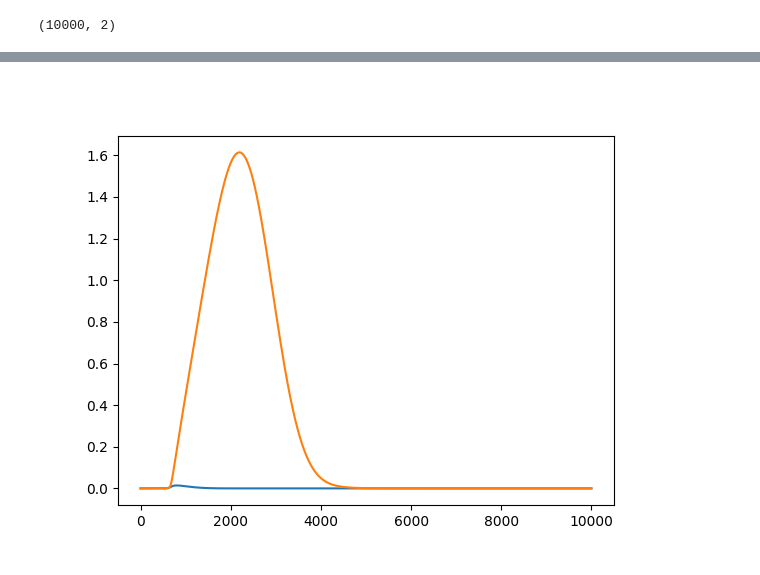
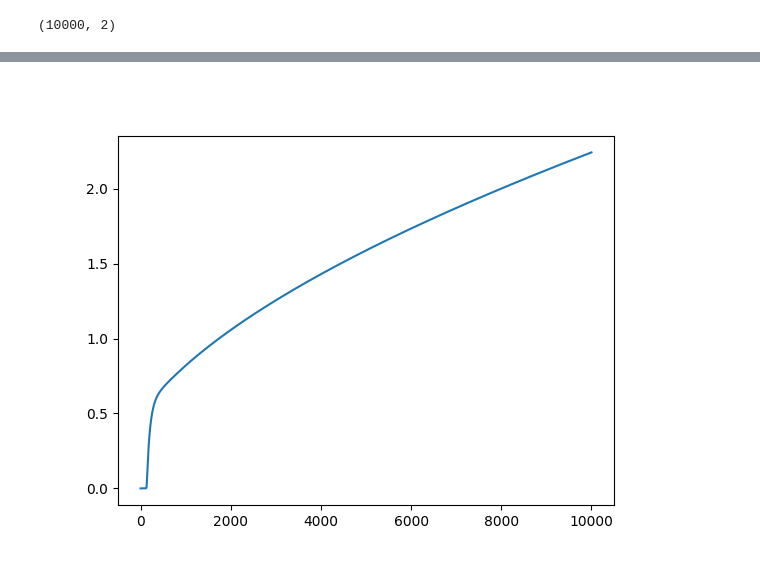
Before and after one commit to Bbosc/GDSOA, a Jupyter notebook: main.ipynb, the cells around one changed output, grey strips where cells are left out. Saved outputs shown, nothing was run; the diff lists cells and outputs as text; code cells hidden in the pictures.

Commit message:
loggers added

```diff
--- a/main.ipynb
+++ b/main.ipynb
@@ -83,8 +83,7 @@ plt.show()
 # %%
-embed =np.stack(e.p_logger)
+embed =np.stack(ds.embedding_logger)
 plt.figure()
-plt.plot(range(embed.shape[0]), embed[:, :, 0])
-plt.plot(range(embed.shape[0]), embed[:, :, 1])
+plt.plot(range(embed.shape[0]), embed[:, 0])
 plt.show()
 # %% [output]
-[figure, old version]
+[figure, new version]
```
Also changed, not shown: parts of 8 cells of this notebook, 1 other file.
